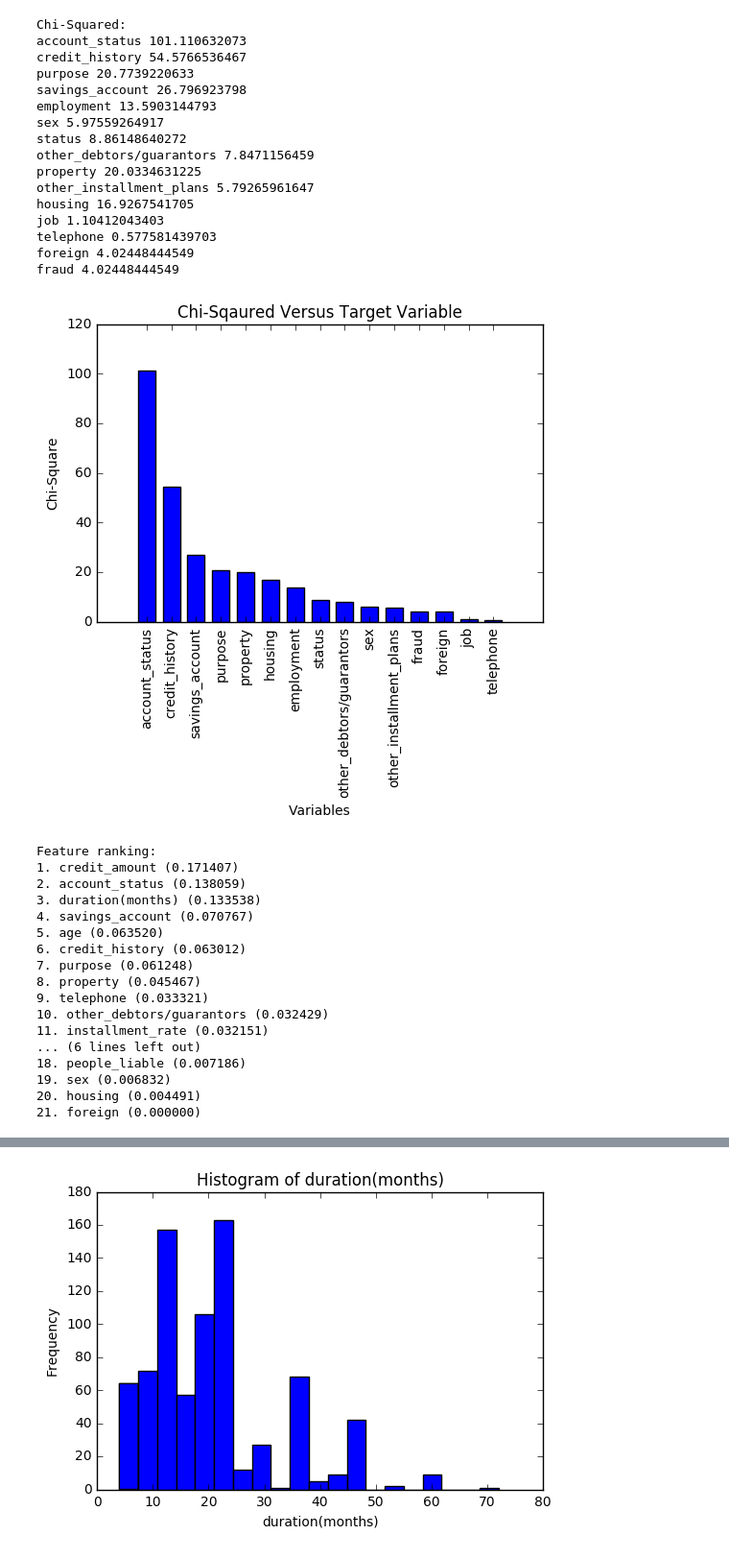
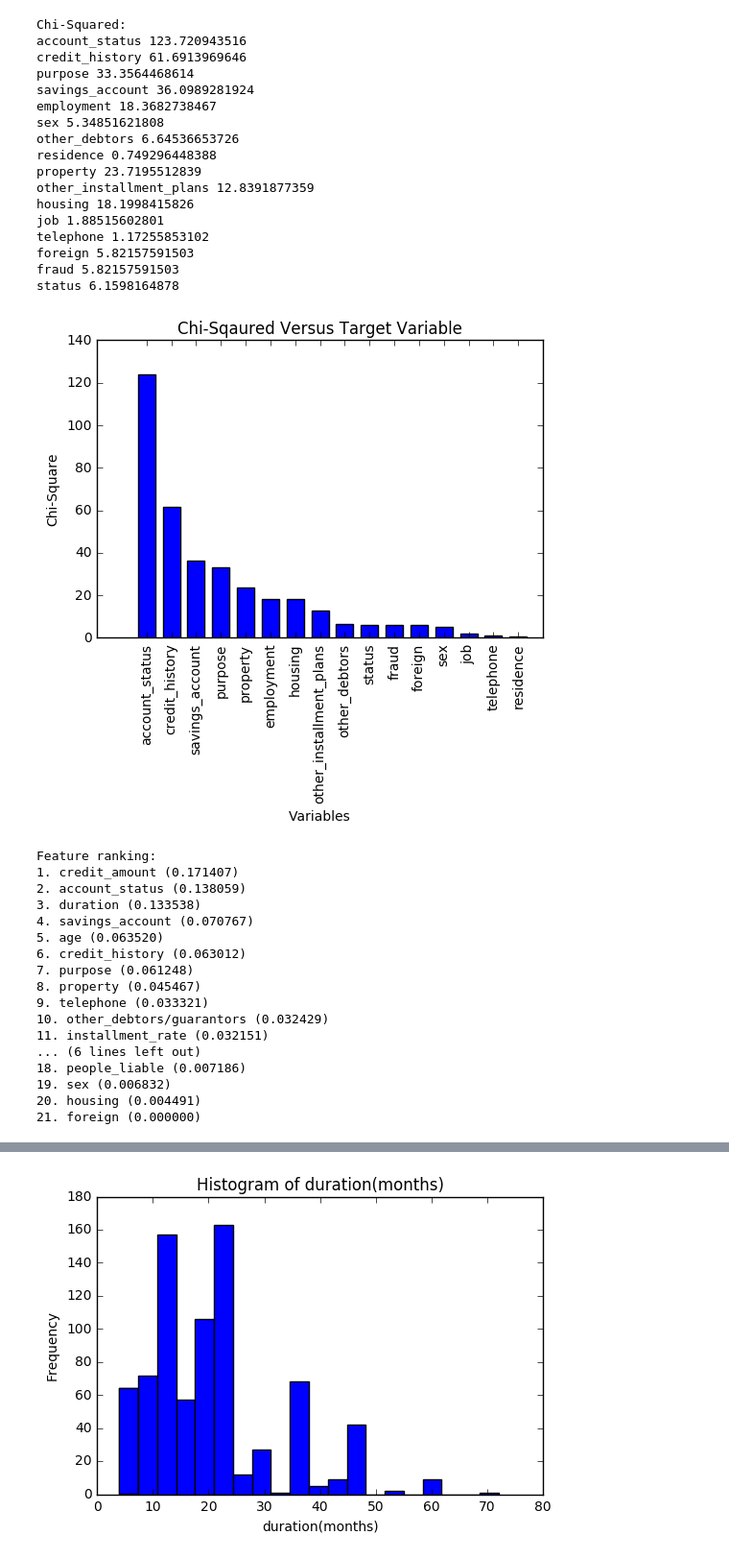
Before and after one commit to jonerra/German_Credit, a Jupyter notebook: StatExplore.ipynb, the cells around one changed output, grey strips where cells are left out. Shown: that part at 96% size. Cells and saved outputs as stored; diff of their text form; code cells hidden in the pictures.

Commit message:
new data

```diff
--- a/StatExplore.ipynb
+++ b/StatExplore.ipynb
@@ -31,7 +31,8 @@ def explore(file, numfile, target):
         print('Chi-Squared:')
         for column in nominal:
             try:
-                tab = pd.crosstab(index=numdf[target], columns=numdf[column])
+                # tab = pd.crosstab(index=numdf[target], columns=numdf[column])
+                tab = pd.crosstab(df[target], df[column])
             except KeyError:
                 pass
             chi2 = chi2_contingency(tab)[0]
@@ -76,6 +77,7 @@ def explore(file, numfile, target):
 
     ## Variable importance section
     # Our variables for the classification task turned into numpy arrays(vectors?)
+
     X = np.array(numdf.drop([target], 1))
     y = np.array(numdf[target])
 
@@ -83,54 +85,56 @@ def explore(file, numfile, target):
     # clf = ExtraTreesClassifier(n_estimators=250, random_state=0)
     clf = DecisionTreeClassifier(random_state=0)
 
     # Fitting the decision tree
     clf.fit(X, y)
     importances = clf.feature_importances_
     indices = np.argsort(importances)[::-1]
     columns = []
     for i in indices:
         name = numdf.columns[i]
         columns.append(name)
 
     # Print the feature ranking
     print("Feature ranking:")
 
     for f in range(X.shape[1]):
         print("%d. %s (%f)" % (f + 1, columns[f], importances[indices[f]]))
 
     # Plot the feature importances of the forest
     plt.figure()
     plt.title("Variable Importance Versus Target Variable")
     plt.xlabel('Variables')
     plt.ylabel('Importance')
     plt.bar(range(X.shape[1]), importances[indices], color='r', align="center")
     plt.xticks(range(X.shape[1]), columns, rotation='90')
     plt.xlim([-1, X.shape[1]])
     plt.show()
 
-explore('data/german_data_train.csv', 'data/german_num_data_train.csv', 'fraud')
+# explore('data/german_data_train.csv', 'data/proj_xls.csv', 'data/german_num_data_train.csv', 'fraud')
+explore('data/proj_xls.csv', 'data/german_num_data_train.csv', 'fraud')
 # %% [output]
 Chi-Squared:
-account_status 101.110632073
-credit_history 54.5766536467
-purpose 20.7739220633
-savings_account 26.796923798
-employment 13.5903144793
-sex 5.97559264917
-status 8.86148640272
-other_debtors/guarantors 7.8471156459
-property 20.0334631225
-other_installment_plans 5.79265961647
-housing 16.9267541705
-job 1.10412043403
-telephone 0.577581439703
-foreign 4.02448444549
-fraud 4.02448444549
+account_status 123.720943516
+credit_history 61.6913969646
+purpose 33.3564468614
+savings_account 36.0989281924
+employment 18.3682738467
+sex 5.34851621808
+other_debtors 6.64536653726
+residence 0.749296448388
+property 23.7195512839
+other_installment_plans 12.8391877359
+housing 18.1998415826
+job 1.88515602801
+telephone 1.17255853102
+foreign 5.82157591503
+fraud 5.82157591503
+status 6.1598164878
-[figure, old version]
+[figure, new version]
 Feature ranking:
 1. credit_amount (0.171407)
 2. account_status (0.138059)
-3. duration(months) (0.133538)
+3. duration (0.133538)
 4. savings_account (0.070767)
 5. age (0.063520)
 6. credit_history (0.063012)
```
Also changed, not shown: parts of 1 cell of this notebook.
